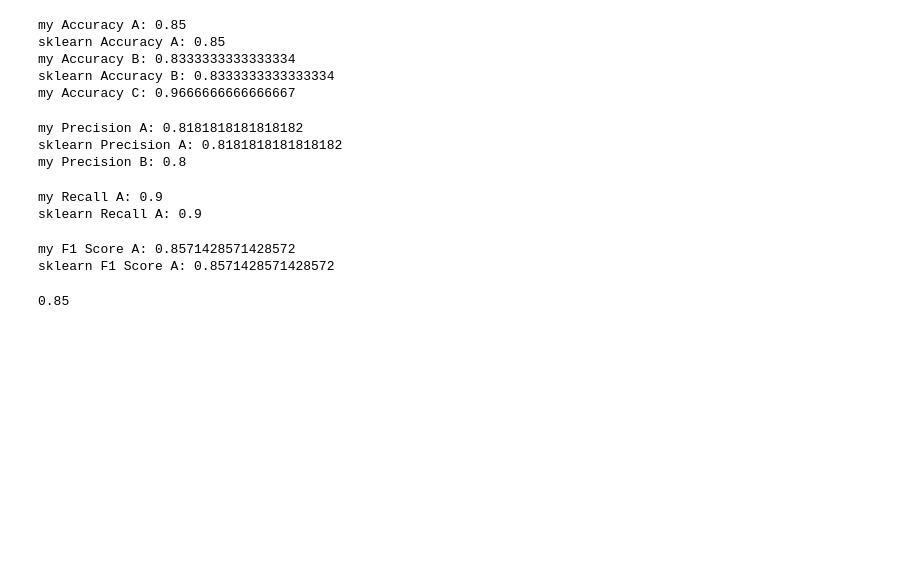
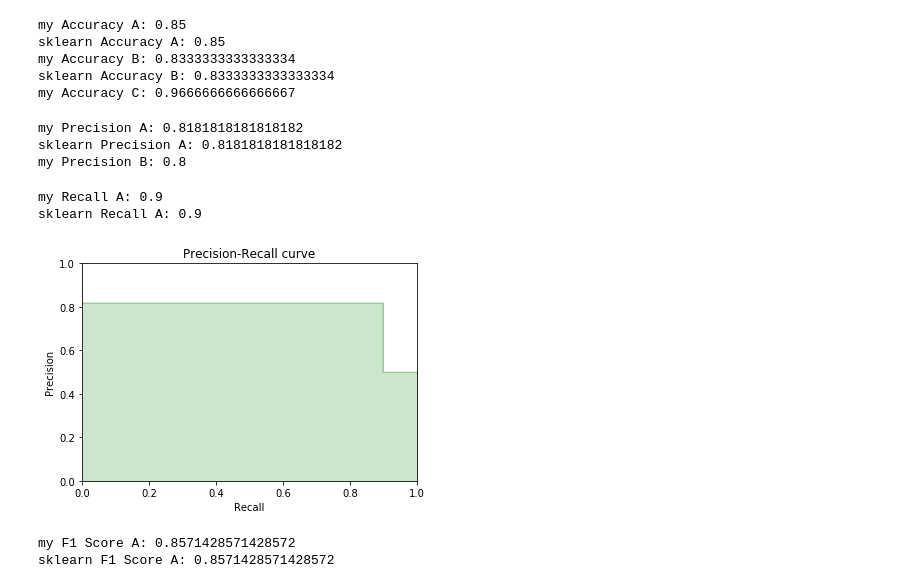
Before and after one commit to philipkiely/floydhub_metrics, a Jupyter notebook: accuracy_measures.ipynb, the cells around one changed output. Saved outputs shown, nothing was run; the diff lists cells and outputs as text; code cells hidden in the pictures; blank space fills up the shorter version.

Commit message:
Updates with precision-recall and ROC

```diff
--- a/accuracy_measures.ipynb
+++ b/accuracy_measures.ipynb
@@ -121,6 +121,22 @@ print("sklearn Recall A:", recall_score(actual_a, predicted_a))
 # %% [output]
 my Recall A: 0.9
 sklearn Recall A: 0.9
+# %%
+#Precision-Recall
+from sklearn.metrics import precision_recall_curve
+import matplotlib.pyplot as plt
+
+precision, recall, _ = precision_recall_curve(actual_a, predicted_a)
+plt.step(recall, precision, color='g', alpha=0.2, where='post')
+plt.fill_between(recall, precision, alpha=0.2, color='g', step='post')
+plt.xlabel('Recall')
+plt.ylabel('Precision')
+plt.ylim([0.0, 1.0])
+plt.xlim([0.0, 1.0])
+plt.title('Precision-Recall curve')
+plt.show()
+# %% [output]
+[figure, added]
 # %%
 #F1 Score
 from sklearn.metrics import f1_score
@@ -133,10 +149,3 @@ print("sklearn F1 Score A:", f1_score(actual_a, predicted_a))
 # %% [output]
 my F1 Score A: 0.8571428571428572
 sklearn F1 Score A: 0.8571428571428572
-# %%
-#AUC
-from sklearn.metrics import roc_auc_score
-
-roc_auc_score(actual_a, predicted_a)
-# %% [output]
-0.85
```
Also changed, not shown: parts of 1 cell of this notebook.
